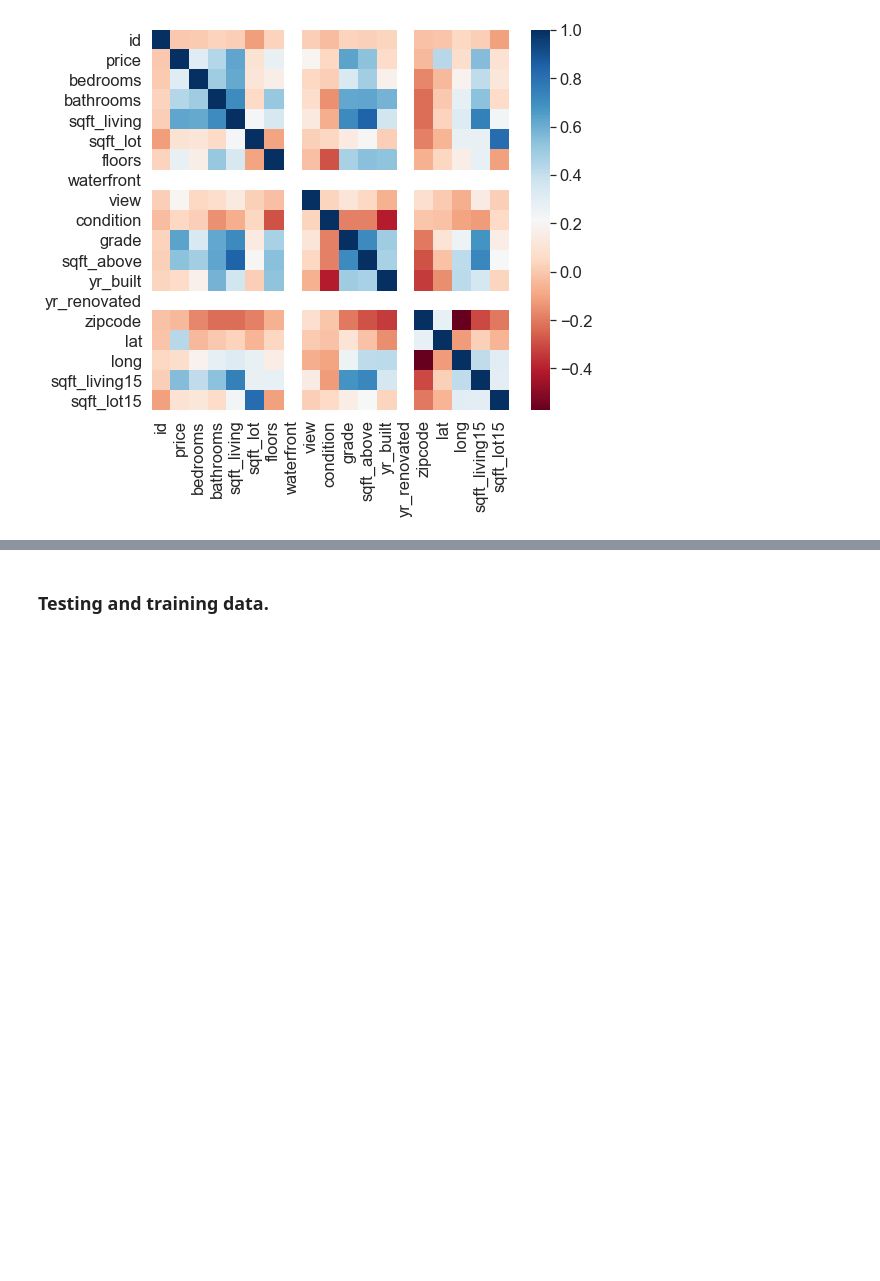
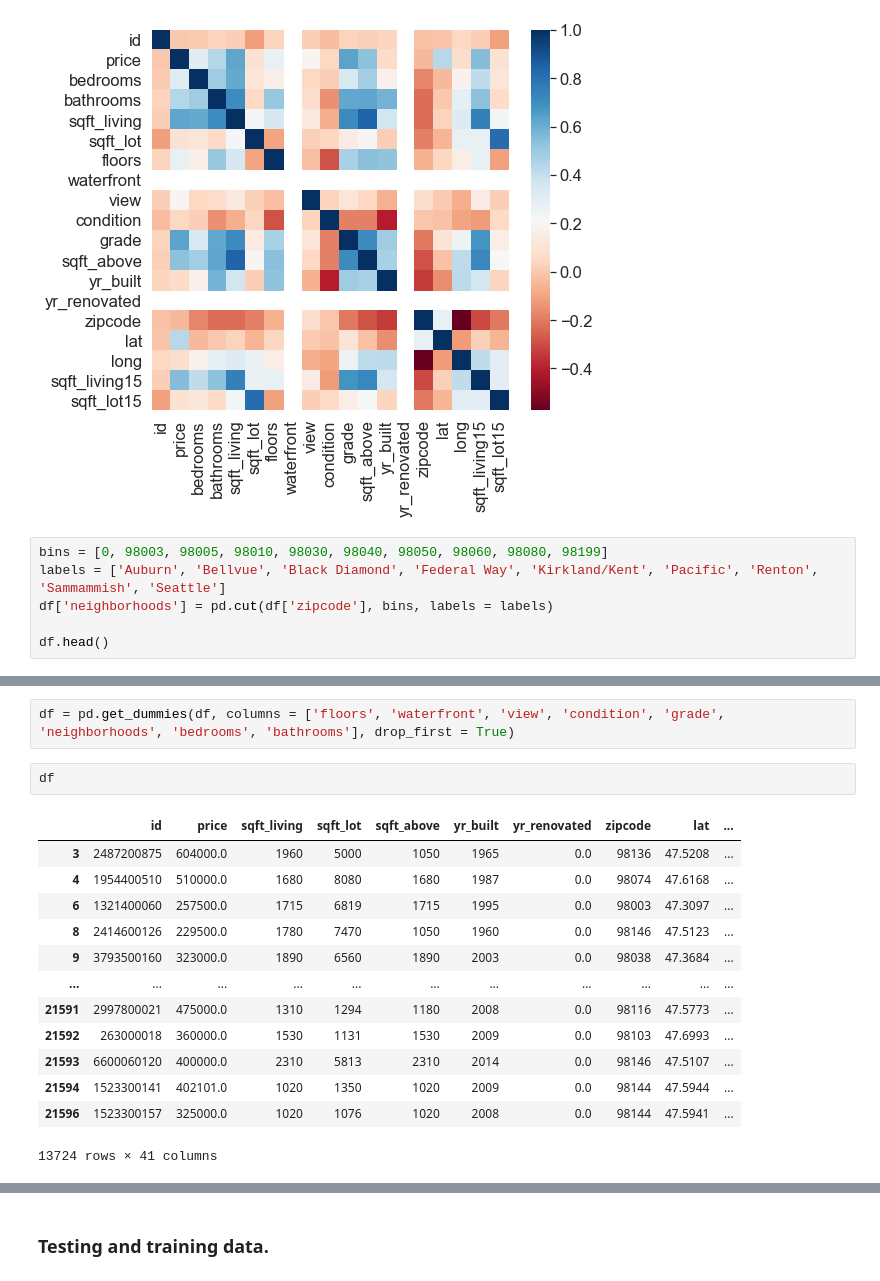
Before and after one commit to ozbunae/Housing_Data, a Jupyter notebook: Airbnb.ipynb, the cells around one changed output, grey strips where cells are left out. Cells and saved outputs as stored; diff of their text form; blank space fills up the shorter version.

```diff
--- a/Airbnb.ipynb
+++ b/Airbnb.ipynb
@@ -620,3 +595,9 @@ sns.heatmap(df.corr(), cmap = 'RdBu')
 # %% [output]
 <AxesSubplot:>
 [figure]
+# %%
+bins = [0, 98003, 98005, 98010, 98030, 98040, 98050, 98060, 98080, 98199]
+labels = ['Auburn', 'Bellvue', 'Black Diamond', 'Federal Way', 'Kirkland/Kent', 'Pacific', 'Renton', 'Sammammish', 'Seattle']
+df['neighborhoods'] = pd.cut(df['zipcode'], bins, labels = labels)
+
+df.head()
@@ -623,3 +637,21 @@ sns.heatmap(df.corr(), cmap = 'RdBu')
+# %%
+df = pd.get_dummies(df, columns = ['floors', 'waterfront', 'view', 'condition', 'grade', 'neighborhoods', 'bedrooms', 'bathrooms'], drop_first = True)
+# %%
+df
+# %% [output]
+|  | id | price | sqft_living | sqft_lot | sqft_above | yr_built | yr_renovated | zipcode | lat | ... |
+| 3 | 2487200875 | 604000.0 | 1960 | 5000 | 1050 | 1965 | 0.0 | 98136 | 47.5208 | ... |
+| 4 | 1954400510 | 510000.0 | 1680 | 8080 | 1680 | 1987 | 0.0 | 98074 | 47.6168 | ... |
+| 6 | 1321400060 | 257500.0 | 1715 | 6819 | 1715 | 1995 | 0.0 | 98003 | 47.3097 | ... |
+| 8 | 2414600126 | 229500.0 | 1780 | 7470 | 1050 | 1960 | 0.0 | 98146 | 47.5123 | ... |
+| 9 | 3793500160 | 323000.0 | 1890 | 6560 | 1890 | 2003 | 0.0 | 98038 | 47.3684 | ... |
+| ... | ... | ... | ... | ... | ... | ... | ... | ... | ... | ... |
+| 21591 | 2997800021 | 475000.0 | 1310 | 1294 | 1180 | 2008 | 0.0 | 98116 | 47.5773 | ... |
+| 21592 | 263000018 | 360000.0 | 1530 | 1131 | 1530 | 2009 | 0.0 | 98103 | 47.6993 | ... |
+| 21593 | 6600060120 | 400000.0 | 2310 | 5813 | 2310 | 2014 | 0.0 | 98146 | 47.5107 | ... |
+| 21594 | 1523300141 | 402101.0 | 1020 | 1350 | 1020 | 2009 | 0.0 | 98144 | 47.5944 | ... |
+| 21596 | 1523300157 | 325000.0 | 1020 | 1076 | 1020 | 2008 | 0.0 | 98144 | 47.5941 | ... |
+13724 rows × 41 columns
 # %%
 #Variance Inflation Factor
 #This is some code that I found that checks for the severity of multicollinearity within a regression model.
```
Also changed, not shown: parts of 13 cells of this notebook.
